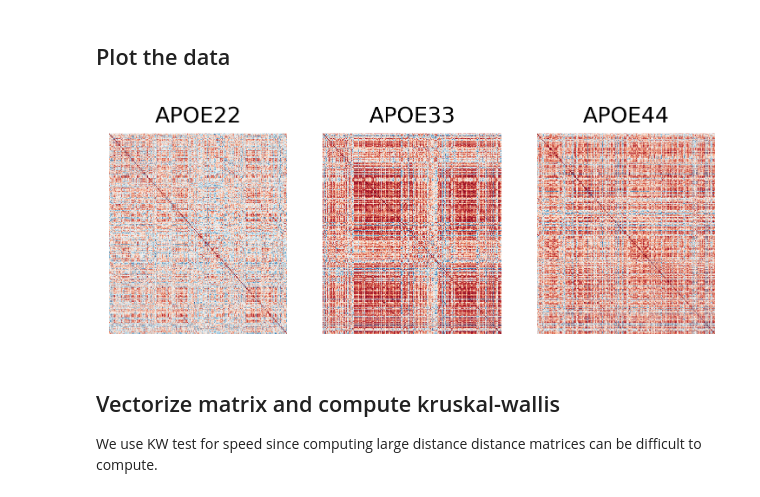
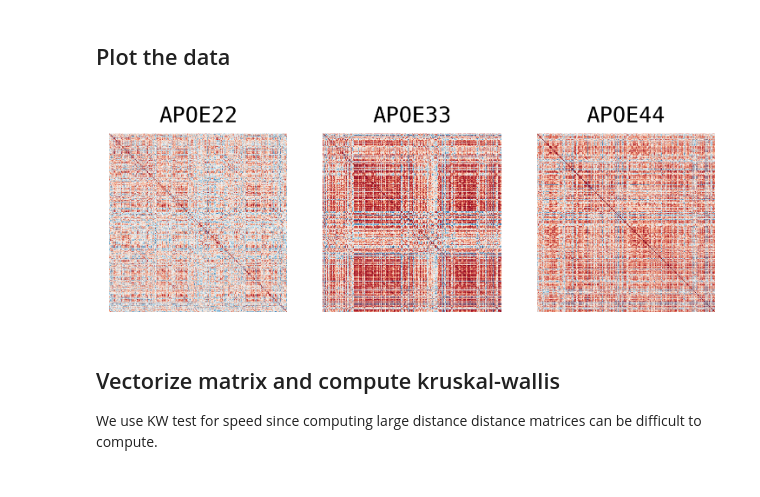
Before and after one commit to neurodata/badea-mouse, a Jupyter notebook: docs/2022-09-09-volume-correlation-analysis.ipynb, the cells around one changed output. Drawn from its saved outputs; the diff is of its cells as text; code cells hidden in the pictures.

Commit message:
Figure finally

```diff
--- a/docs/2022-09-09-volume-correlation-analysis.ipynb
+++ b/docs/2022-09-09-volume-correlation-analysis.ipynb
@@ -5,23 +5,27 @@ from itertools import combinations_with_replacement
 
 import graspologic as gp
 import hyppo
+import matplotlib
 import matplotlib.pyplot as plt
 import numpy as np
 import pandas as pd
 import seaborn as sns
 from hyppo.ksample import MANOVA, KSample
 from scipy.stats import kruskal
+from seaborn.utils import relative_luminance
 from statsmodels.stats.multitest import multipletests
 
 from pkg.data import (
     GENOTYPES,
-    HEMISPHERE_STRUCTURES,
     HEMISPHERES,
+    SUB_STRUCTURES,
     SUPER_STRUCTURES,
     load_vertex_df,
     load_vertex_metadata,
     load_volume_corr,
 )
+
+matplotlib.rcParams["font.family"] = "monospace"
 # %% [markdown]
 ## Plot the data
 # %%
@@ -66,22 +70,23 @@ meta = load_vertex_df()
 # %%
 ## Plot to make sure nothing is wrong
 fig, ax = plt.subplots(1, 3, figsize=(6, 2), dpi=300)
 
 for idx, label in enumerate(labels):
     sns.heatmap(
         correlations[idx],
         ax=ax[idx],
         vmin=-1,
         vmax=1,
         cbar=False,
         cmap="RdBu_r",
         xticklabels=False,
         yticklabels=False,
         center=0,
+        square=True,
     )
     ax[idx].set(title=label)
 # %% [output]
-[figure, old version]
+[figure, new version]
 # %% [markdown]
 ## Vectorize matrix and compute kruskal-wallis
 
```
Also changed, not shown: parts of 12 cells of this notebook, 8 other files.
